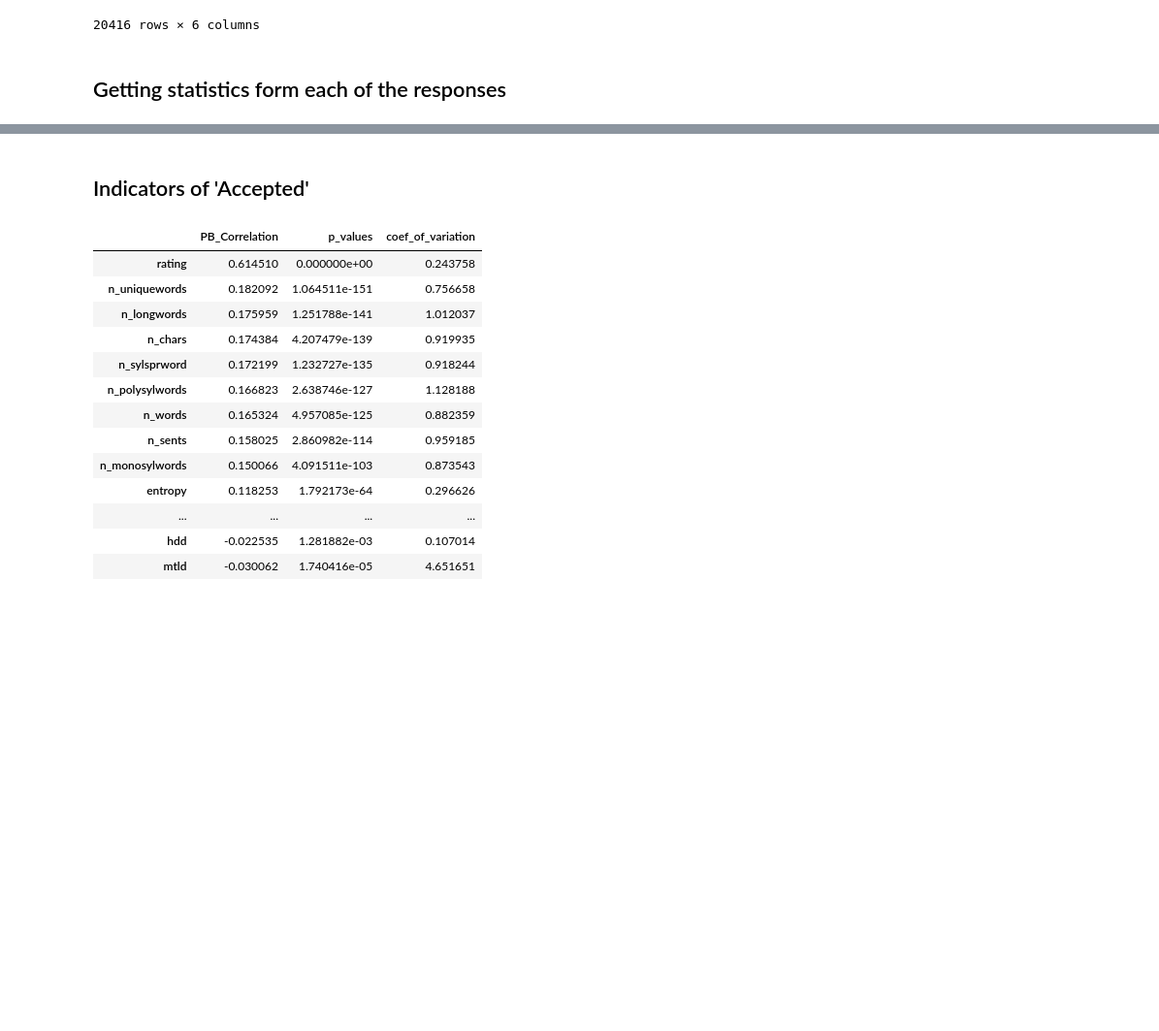
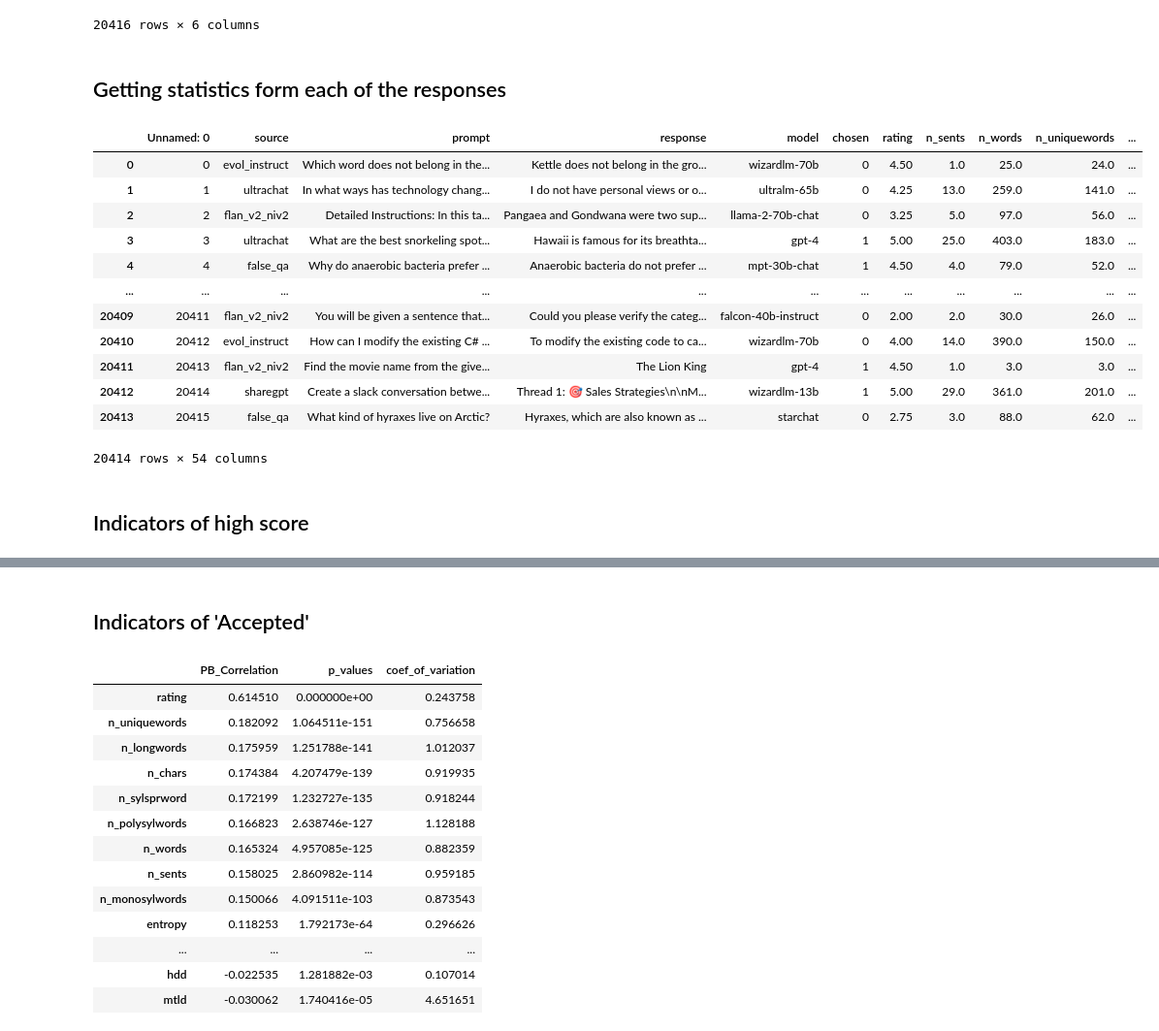
Before and after one commit to CEBangu/Ultra_Feedback, a Jupyter notebook: UF_combo_analysis.ipynb, the cells around one changed output, grey strips where cells are left out. Shown: that part at 97% size. Drawn from its saved outputs; the diff is of its cells as text; code cells hidden in the pictures; blank space fills up the shorter version.

Commit message:
score predictors

```diff
--- a/UF_combo_analysis.ipynb
+++ b/UF_combo_analysis.ipynb
@@ -204,10 +204,26 @@ cols = ['source',
 
 df_all = df_all[cols]
 # %%
-df_all.to_csv("Accepted_Rejected_with_scores.csv")
+# df_all.to_csv("Accepted_Rejected_with_scores.csv")
 
-# # df_all = pd.read_csv("Accepted_Rejected_with_scores.csv")
+df_all = pd.read_csv("Accepted_Rejected_with_scores.csv")
 
-# df_all
+df_all
+# %% [output]
+|  | Unnamed: 0 | source | prompt | response | model | chosen | rating | n_sents | n_words | n_uniquewords | ... |
+| 0 | 0 | evol_instruct | Which word does not belong in the... | Kettle does not belong in the gro... | wizardlm-70b | 0 | 4.50 | 1.0 | 25.0 | 24.0 | ... |
+| 1 | 1 | ultrachat | In what ways has technology chang... | I do not have personal views or o... | ultralm-65b | 0 | 4.25 | 13.0 | 259.0 | 141.0 | ... |
+| 2 | 2 | flan_v2_niv2 | Detailed Instructions: In this ta... | Pangaea and Gondwana were two sup... | llama-2-70b-chat | 0 | 3.25 | 5.0 | 97.0 | 56.0 | ... |
+| 3 | 3 | ultrachat | What are the best snorkeling spot... | Hawaii is famous for its breathta... | gpt-4 | 1 | 5.00 | 25.0 | 403.0 | 183.0 | ... |
+| 4 | 4 | false_qa | Why do anaerobic bacteria prefer ... | Anaerobic bacteria do not prefer ... | mpt-30b-chat | 1 | 4.50 | 4.0 | 79.0 | 52.0 | ... |
+| ... | ... | ... | ... | ... | ... | ... | ... | ... | ... | ... | ... |
+| 20409 | 20411 | flan_v2_niv2 | You will be given a sentence that... | Could you please verify the categ... | falcon-40b-instruct | 0 | 2.00 | 2.0 | 30.0 | 26.0 | ... |
+| 20410 | 20412 | evol_instruct | How can I modify the existing C# ... | To modify the existing code to ca... | wizardlm-70b | 0 | 4.00 | 14.0 | 390.0 | 150.0 | ... |
+| 20411 | 20413 | flan_v2_niv2 | Find the movie name from the give... | The Lion King | gpt-4 | 1 | 4.50 | 1.0 | 3.0 | 3.0 | ... |
+| 20412 | 20414 | sharegpt | Create a slack conversation betwe... | Thread 1: 🎯 Sales Strategies\n\nM... | wizardlm-13b | 1 | 5.00 | 29.0 | 361.0 | 201.0 | ... |
+| 20413 | 20415 | false_qa | What kind of hyraxes live on Arctic? | Hyraxes, which are also known as ... | starchat | 0 | 2.75 | 3.0 | 88.0 | 62.0 | ... |
+20414 rows × 54 columns
 # %%
 stats_only = df_all.iloc[:, 4:-6]
+# %% [markdown]
+## Indicators of high score
```
Also changed, not shown: parts of 3 cells of this notebook.
